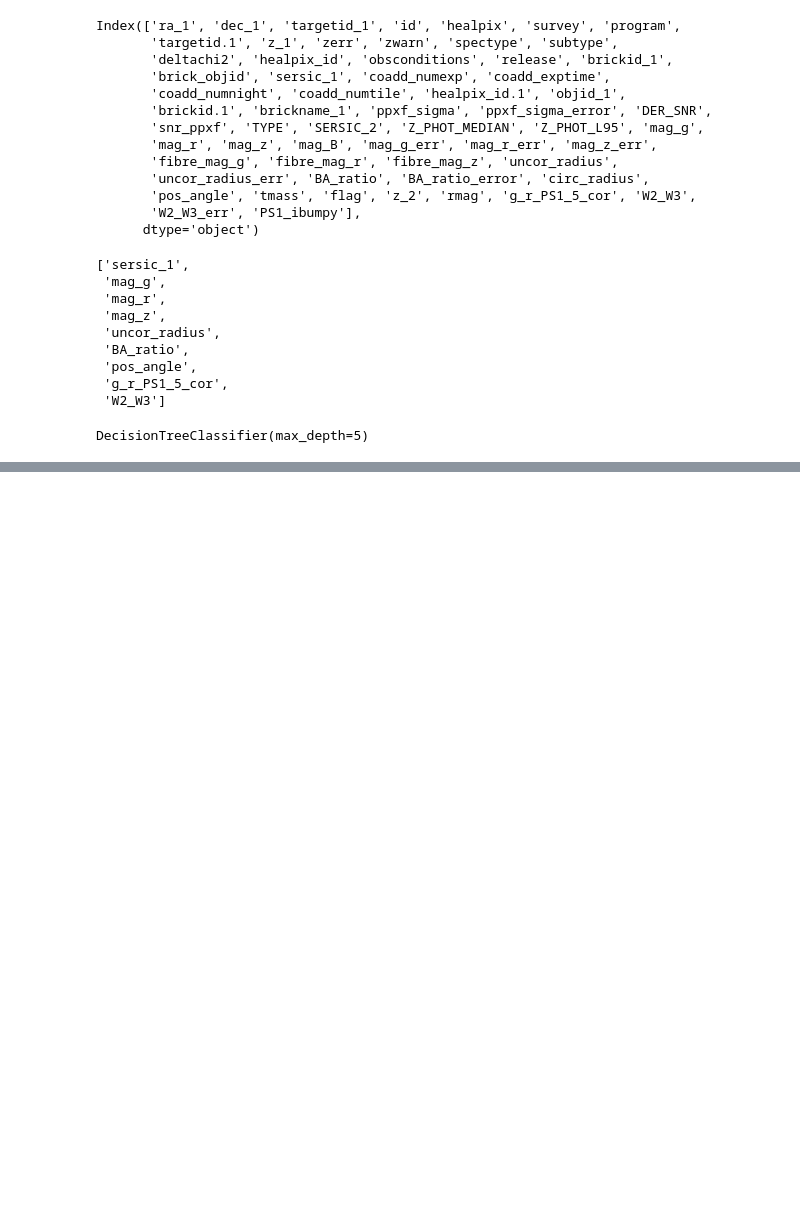
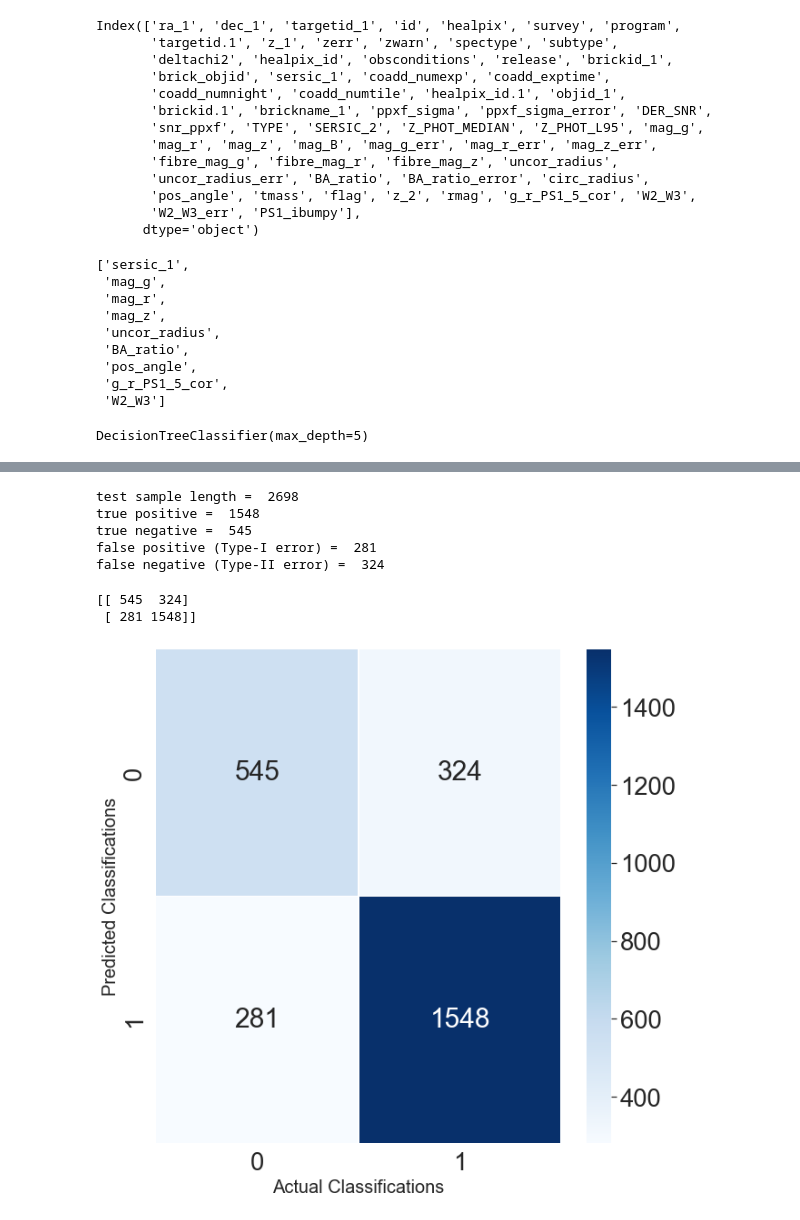
Before and after one commit to KSaid-1/DESI_fuji_FP, a Jupyter notebook: fuji_tree.ipynb, the cells around one changed output, grey strips where cells are left out. Drawn from its saved outputs; the diff is of its cells as text; code cells hidden in the pictures; blank space fills up the shorter version.

```diff
--- a/fuji_tree.ipynb
+++ b/fuji_tree.ipynb
@@ -147,0 +176,30 @@ metrics.roc_auc_score(fuji_test.flag, test_predictions)
+# %%
+print ("test sample length = ",len(fuji_test) )
+print ("true positive = ", true_positive(fuji_test.flag, test_predictions))
+print ("true negative = ", true_negative(fuji_test.flag, test_predictions))
+print ("false positive (Type-I error) = ", false_positive(fuji_test.flag, test_predictions))
+print ("false negative (Type-II error) = ", false_negative(fuji_test.flag, test_predictions))
+# %% [output]
+test sample length =  2698
+true positive =  1548
+true negative =  545
+false positive (Type-I error) =  281
+false negative (Type-II error) =  324
+# %%
+cm = metrics.confusion_matrix(fuji_test.flag, test_predictions)
+cm = cm.T
+print (cm)
+# %% [output]
+[[ 545  324]
+ [ 281 1548]]
+# %%
+plt.figure(figsize=(10,10))
+#cmap = sns.cubehelix_palette(50, hue=0.05, rot=0, light=0.9, dark=0, as_cmap=True)
+sns.set(font_scale=2.5)
+sns.heatmap(cm, annot=True, cmap="Blues", cbar=True, fmt="d",linewidths=.5)
+#sns.heatmap(cm, annot=True, cmap="hot", cbar=False)
+plt.xlabel('Actual Classifications', fontsize=20)
+plt.ylabel('Predicted Classifications', fontsize=20)
+plt.show()
+# %% [output]
+[figure, added]
```
Also changed, not shown: parts of 11 cells of this notebook.
